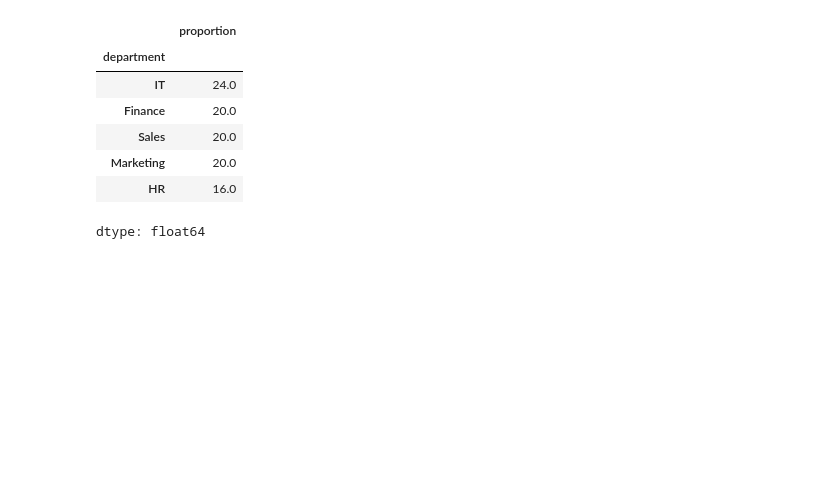
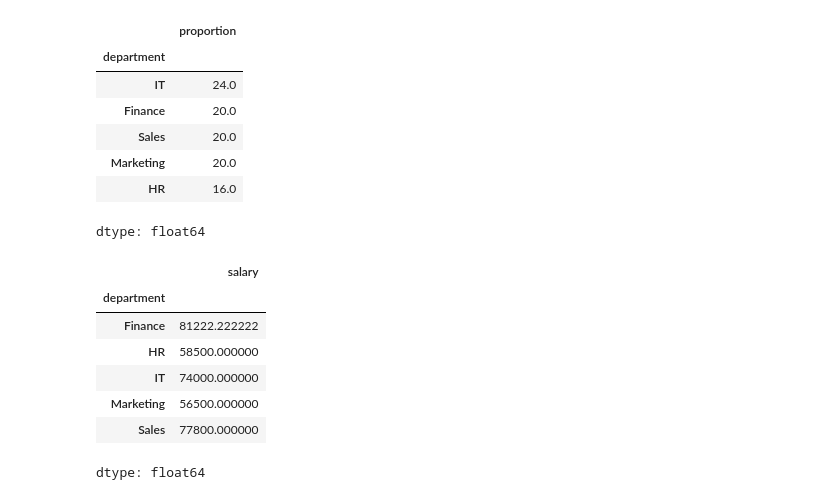
Before and after one commit to Vasista-G/GoogleCollab_Python, a Jupyter notebook: Pandaslearn.ipynb, the cells around one changed output. Saved outputs shown, nothing was run; the diff lists cells and outputs as text; code cells hidden in the pictures; blank space fills up the shorter version.

```diff
--- a/Pandaslearn.ipynb
+++ b/Pandaslearn.ipynb
@@ -180,3 +173,18 @@ emp["department"].value_counts(normalize=True) * 100
 | Marketing | 20.0 |
 | HR | 16.0 |
 dtype: float64
+# %%
+#GROUP BY
+
+#15.Find the average salary for each department.
+
+emp.groupby("department")["salary"].mean()
+# %% [output]
+|  | salary |
+| department |  |
+| Finance | 81222.222222 |
+| HR | 58500.000000 |
+| IT | 74000.000000 |
+| Marketing | 56500.000000 |
+| Sales | 77800.000000 |
+dtype: float64
```
Also changed, not shown: parts of 6 cells of this notebook.
